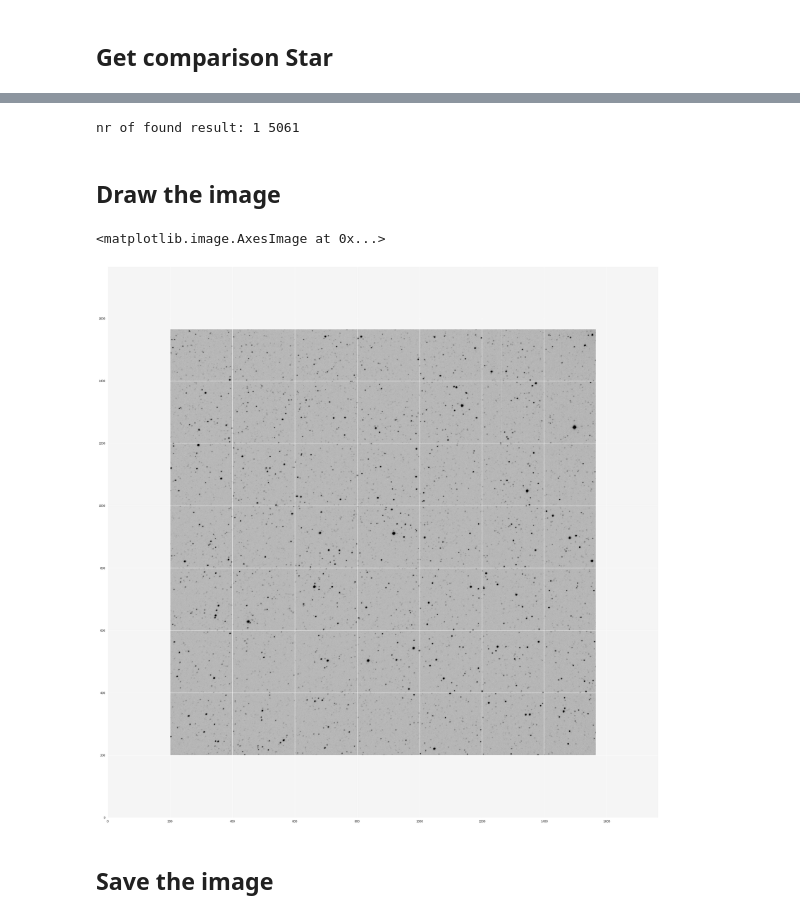
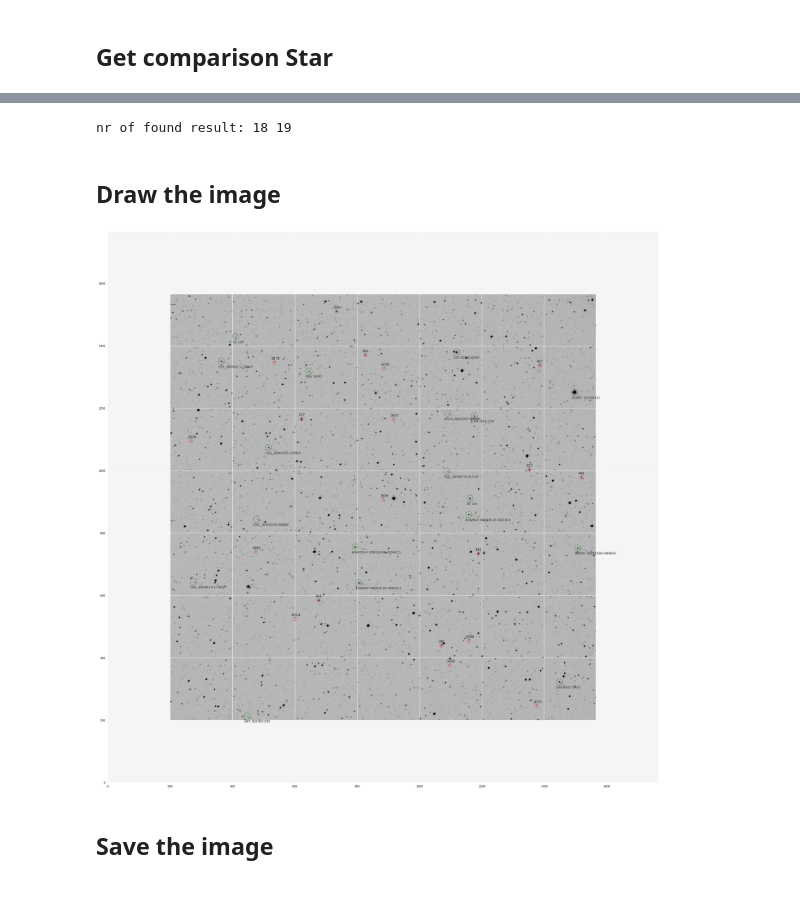
Before and after one commit to mrosseel/vast-automation, a Jupyter notebook: notebooks/fits_plot_vars.ipynb, the cells around one changed output, grey strips where cells are left out. Saved outputs shown, nothing was run; the diff lists cells and outputs as text; code cells hidden in the pictures.

```diff
--- a/notebooks/fits_plot_vars.ipynb
+++ b/notebooks/fits_plot_vars.ipynb
@@ -55,8 +52,8 @@ def getWcs(wcs_file):
 
 wcs = getWcs(wcs_file)
 
-#vsx_catalog, vsx_dict = do_calibration.create_vsx_astropy_catalog()
-candidates = do_calibration.get_candidates(0.5)
+#candidates = do_calibration.get_candidates(0.5)
+hand_candidates_descr = do_calibration.get_star_descriptions(init.wwcra_certain_candidates)
 #detections_catalog = do_calibration.create_detections_astropy_catalog(do_calibration.get_detected_stars())
 detections = do_calibration.get_star_descriptions()
 vsx_star_descr = do_calibration.get_vsx_in_field(detections, 0.01)
@@ -107,48 +105,45 @@ def add_pixels(results, offset):
         star.ypos = y + offset
     return results
 
-big_green = set_custom_label(comparison_star_descr, 'comp')
-small_red = set_custom_label(apass_star_descr, [o.vmag for o in apass_star_descr])
+# big_green = set_custom_label(comparison_star_descr, 'comp')
+# small_red = set_custom_label(apass_star_descr, [o.vmag for o in apass_star_descr])
+# big_green = set_custom_label(vsx_star_descr, [o.match['catalog_dict']['name'] for o in vsx_star_descr])
+# small_red = set_custom_label(hand_candidates_descr, [o.local_id for o in hand_candidates_descr])
+big_green = set_aavso_id_label(vsx_star_descr)
+small_red = set_local_id_label(hand_candidates_descr)
 
 big_green = add_pixels(big_green, PADDING)
 small_red = add_pixels(small_red, PADDING)
 print("nr of found result:", len(big_green), len(small_red))
 # %% [output]
-nr of found result: 1 5061
+nr of found result: 18 19
 # %% [markdown]
 ## Draw the image
 # %%
 hdulist = fits.open(FITS_FILE)
 data = hdulist[0].data.astype(float)
 data = np.pad(data, (PADDING,PADDING), 'constant', constant_values=(100, 100))
 fig=plt.figure(figsize=(36, 32), dpi= 80, facecolor='w', edgecolor='k')
 big_green_positions = ([o.xpos for o in big_green],[o.ypos for o in big_green])
 small_red_positions = ([o.xpos for o in small_red],[o.ypos for o in small_red])
 big_green_apps = CircularAperture(big_green_positions, r=10.)
 small_red_apps = CircularAperture(small_red_positions, r=5.)
 # target_app = CircularAperture(target_xy, r=20.)
 plt.imshow(data, cmap='gray_r', origin='lower', vmin=0, vmax=2500)
-# print('Here')
-# big_green_apps.plot(color='green', lw=1.5, alpha=0.5)
-# print('Here')
-# small_red_apps.plot(color='red', lw=1.5, alpha=0.5)
-# print('Here')
-# # target_app.plot(color='blue', lw=1.5, alpha=0.5)
-# #to_plot = results
-# def annotate_it(results, offset1, offset2, size=16):
-#     for to_annotate in results:
-#         #star_name = to_annotate[1]['auid'] if to_annotate[1]['auid'] !=
-#         plt.annotate('{}'.format(to_annotate.label),
-#             xy=(to_annotate.xpos, to_annotate.ypos), xycoords='data',
-#             xytext=(offset1, offset2), textcoords='offset points', size=size, arrowprops=dict(arrowstyle="->"))
-# #annotate_it(big_green, -10, -20, size=10)
-# print('Here')
-
-# #annotate_it(small_red, -10, 10, size=12)
-# print('Here')
+big_green_apps.plot(color='green', lw=1.5, alpha=0.5)
+small_red_apps.plot(color='red', lw=1.5, alpha=0.5)
+# target_app.plot(color='blue', lw=1.5, alpha=0.5)
+#to_plot = results
+def annotate_it(results, offset1, offset2, size=16):
+    for to_annotate in results:
+        #star_name = to_annotate[1]['auid'] if to_annotate[1]['auid'] !=
+        plt.annotate('{}'.format(to_annotate.label),
+            xy=(to_annotate.xpos, to_annotate.ypos), xycoords='data',
+            xytext=(offset1, offset2), textcoords='offset points', size=size, arrowprops=dict(arrowstyle="->"))
+annotate_it(big_green, -10, -20, size=10)
+annotate_it(small_red, -10, 10, size=12)
 # %% [output]
-<matplotlib.image.AxesImage at 0x...>
-[figure, old version]
+[figure, new version]
 # %% [markdown]
 ## Save the image
 # %%
```
Also changed, not shown: parts of 4 cells of this notebook, 5 other files.
